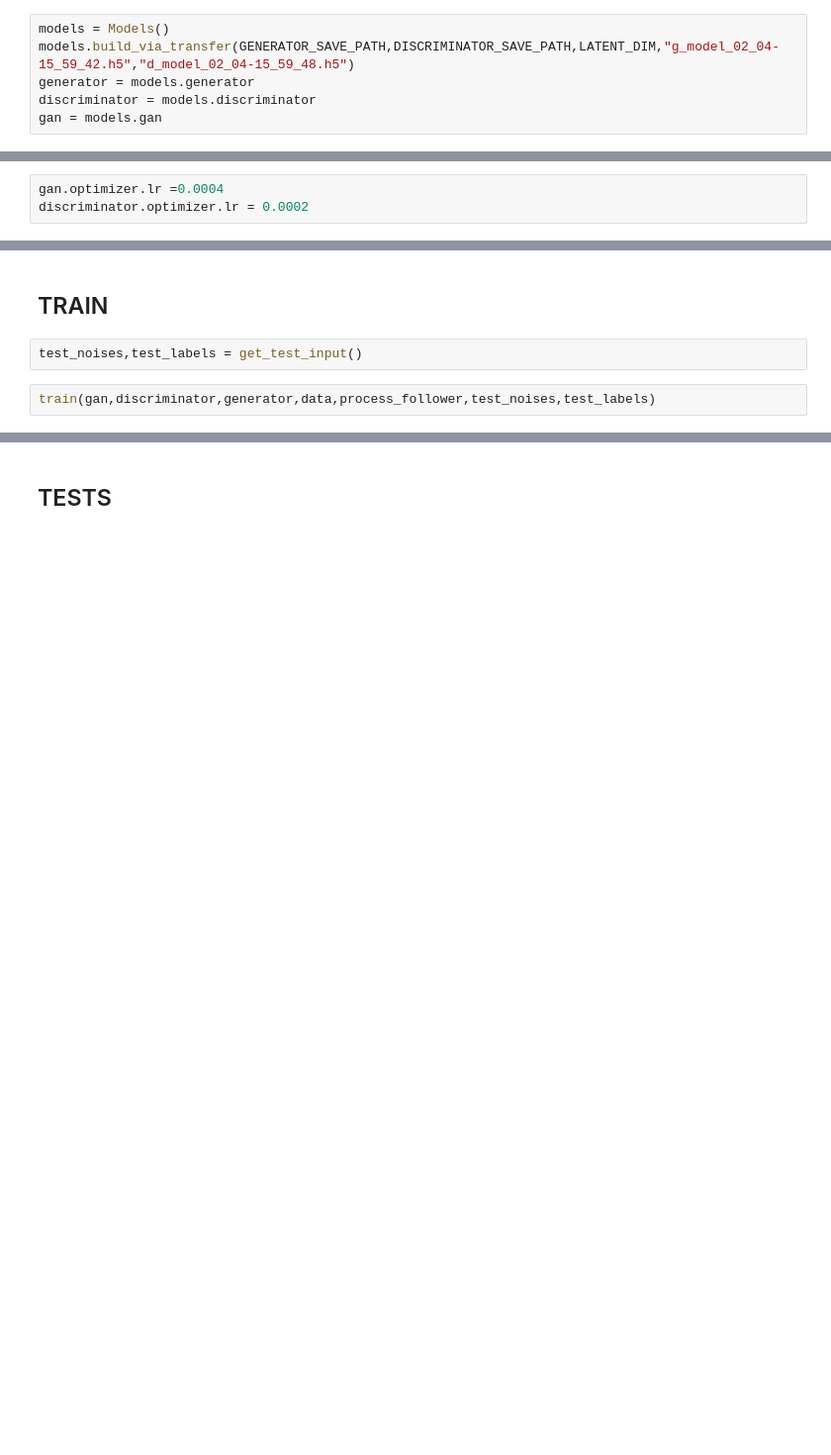
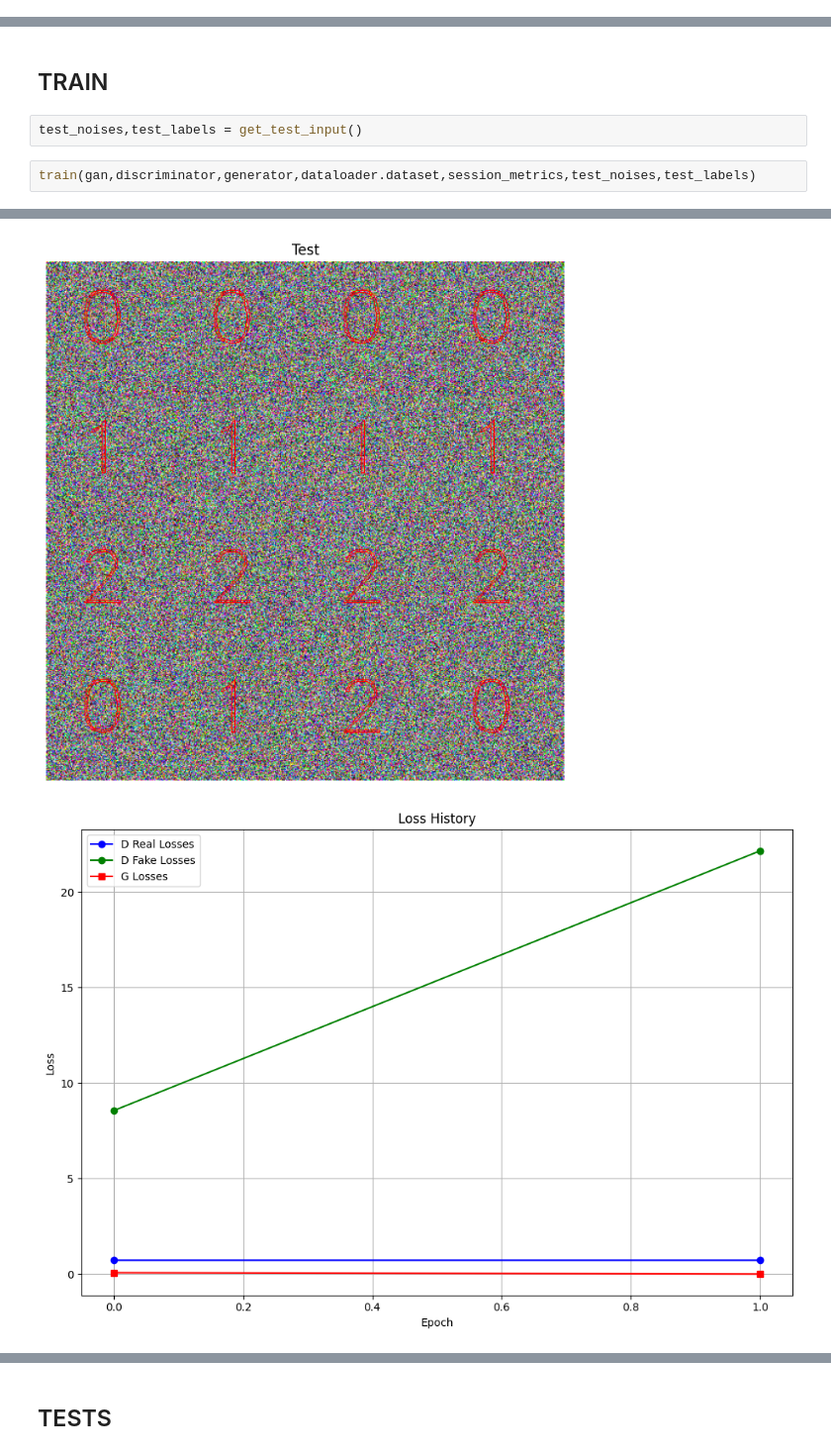
Before and after one commit to rag0nn/animal-cGAN, a Jupyter notebook: gan-training.ipynb, the cells around one changed output, grey strips where cells are left out. Shown at 99% size. Drawn from its saved outputs; the diff is of its cells as text; blank space fills up the shorter version.

```diff
--- a/gan-training.ipynb
+++ b/gan-training.ipynb
@@ -61,6 +95,0 @@ gan = models.gan
-# %%
-models = Models()
-models.build_via_transfer(GENERATOR_SAVE_PATH,DISCRIMINATOR_SAVE_PATH,LATENT_DIM,"g_model_02_04-15_59_42.h5","d_model_02_04-15_59_48.h5")
-generator = models.generator
-discriminator = models.discriminator
-gan = models.gan
@@ -75,5 +96,2 @@ GAN Built
 # %% [markdown]
 ## TRAINING
-# %%
-gan.optimizer.lr =0.0004
-discriminator.optimizer.lr = 0.0002
@@ -246,5 +239,5 @@ def train(gan,discriminator,generator,data,process_follower,test_noise,test_labe
 # %%
 test_noises,test_labels = get_test_input()
 # %%
-train(gan,discriminator,generator,data,process_follower,test_noises,test_labels)
+train(gan,discriminator,generator,dataloader.dataset,session_metrics,test_noises,test_labels)
 # %% [output]
@@ -251,0 +246,2 @@ KeyboardInterrupt:
+[figure, added]
+[figure, added]
```
Also changed, not shown: parts of 15 cells of this notebook, 28 other files.
